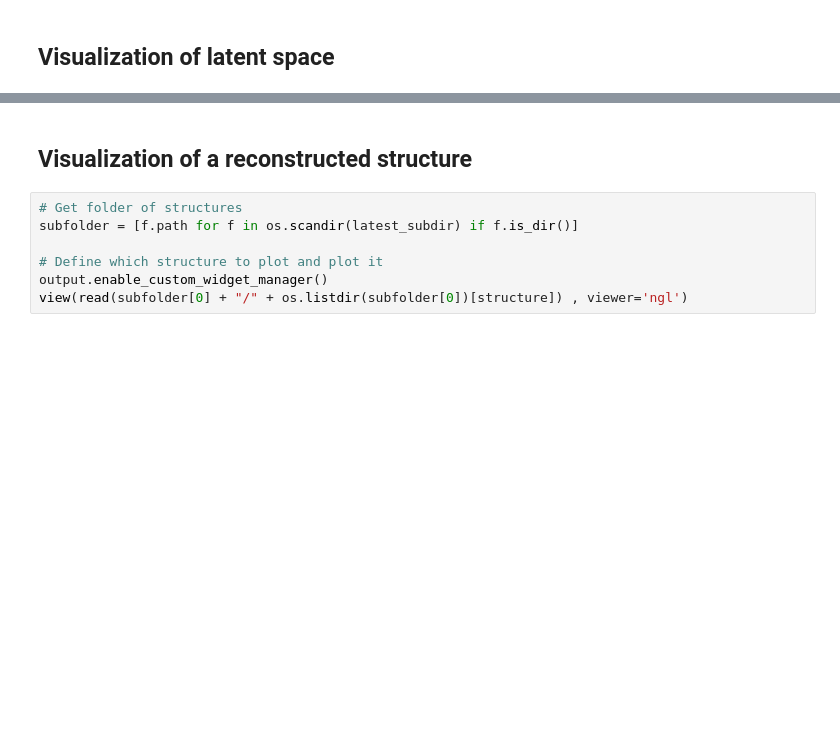
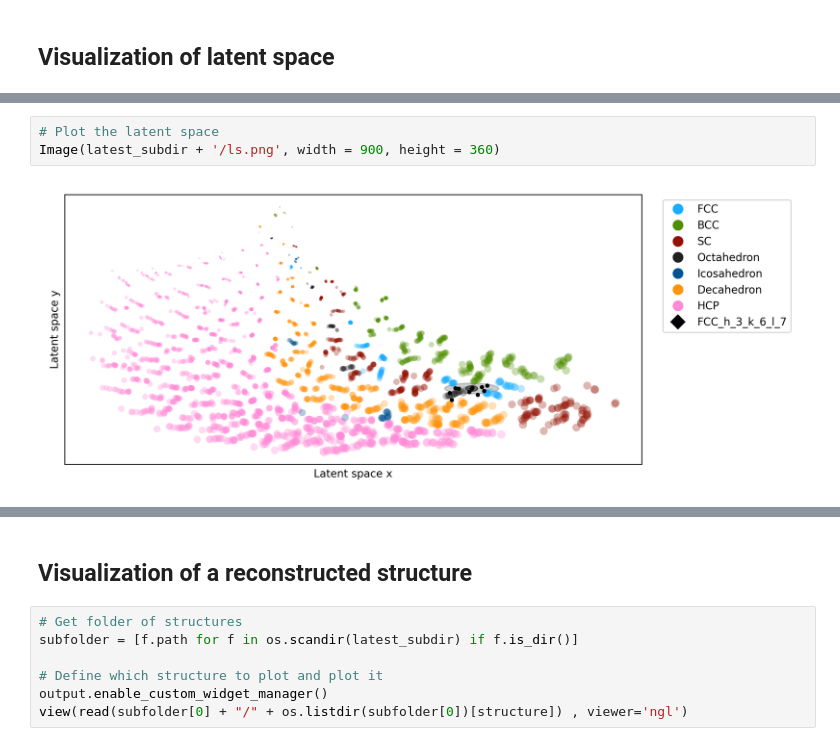
Before and after one commit to EmilSkaaning/DeepStruc, a Jupyter notebook: DeepStruc.ipynb, the cells around one changed output, grey strips where cells are left out. Saved outputs shown, nothing was run; the diff lists cells and outputs as text; blank space fills up the shorter version.

```diff
--- a/DeepStruc.ipynb
+++ b/DeepStruc.ipynb
@@ -80,0 +79,5 @@ Image(latest_subdir + '/ls.png')
+# %%
+# Plot the latent space
+Image(latest_subdir + '/ls.png', width = 900, height = 360)
+# %% [output]
+[figure, added]
```
Also changed, not shown: parts of 11 cells of this notebook.
